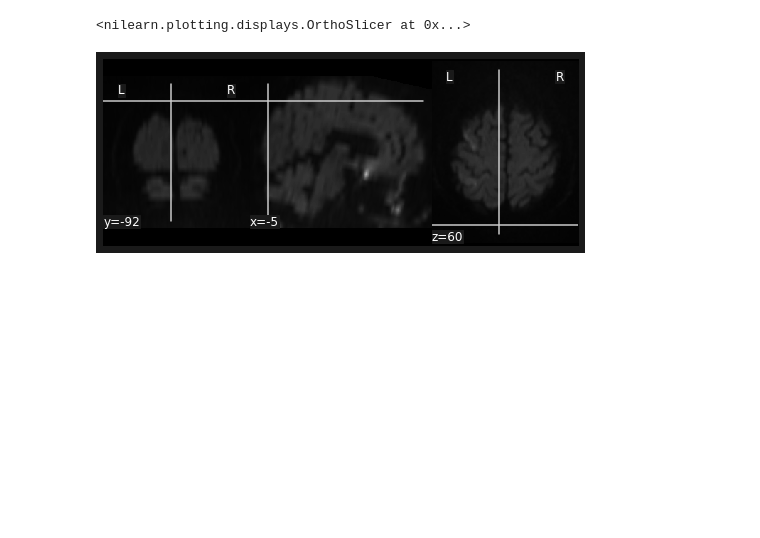
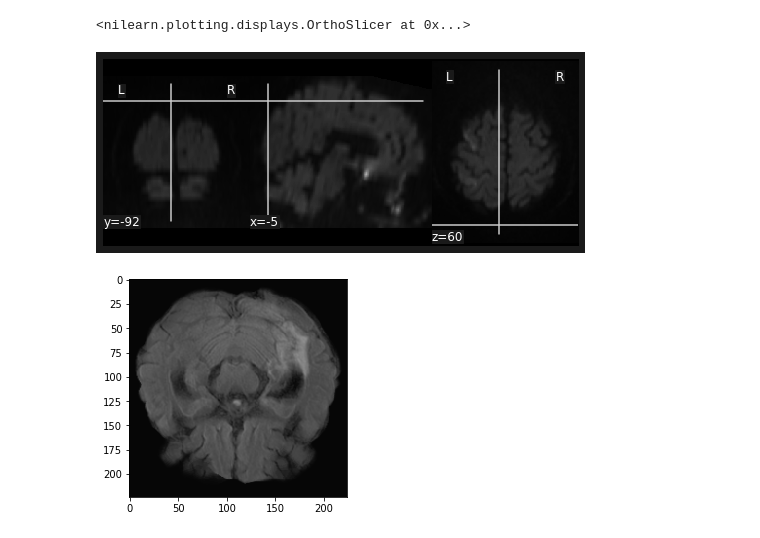
Before and after one commit to zhanghaoyue/stroke_preprocessing, a Jupyter notebook: nipype_workflow.ipynb, the cells around one changed output. Saved outputs shown, nothing was run; the diff lists cells and outputs as text; code cells hidden in the pictures; blank space fills up the shorter version.

```diff
--- a/nipype_workflow.ipynb
+++ b/nipype_workflow.ipynb
@@ -308,3 +308,14 @@ plotting.plot_anat(norm_DWI410)
 # %% [output]
 <nilearn.plotting.displays.OrthoSlicer at 0x...>
 [figure]
+# %%
+import numpy as np
+from matplotlib import pyplot as plt
+
+img_array_1 = np.load('/media/harryzhang/New Volume/540402.npy')
+img_array_2 = np.load('/media/harryzhang/New Volume/540402_aug.npy')
+
+plt.imshow(img_array[1,6,:,:,:])
+plt.show()
+# %% [output]
+[figure, added]
```
Also changed, not shown: parts of 15 cells of this notebook, 4 other files.
